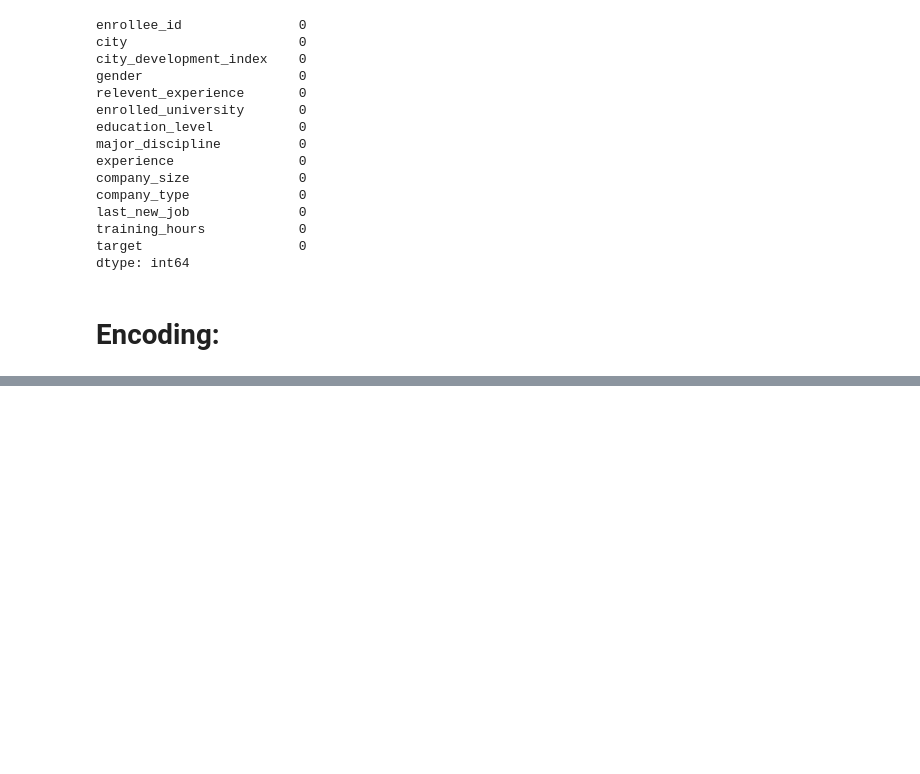
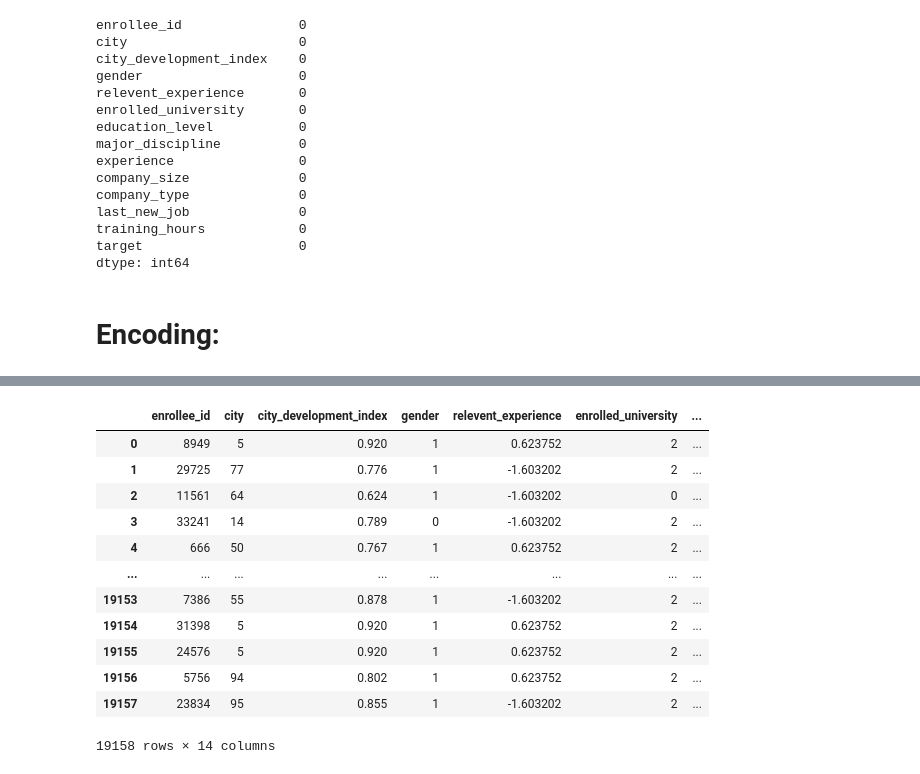
Before and after one commit to Co2Lo/Connor_CSCI_1070, a Jupyter notebook: Final/final_preprocessing.ipynb, the cells around one changed output, grey strips where cells are left out. Cells and saved outputs as stored; diff of their text form; code cells hidden in the pictures; blank space fills up the shorter version.

```diff
--- a/Final/final_preprocessing.ipynb
+++ b/Final/final_preprocessing.ipynb
@@ -255,0 +343,28 @@ training_hours = (already done NOT normalized)
+# %%
+from sklearn.preprocessing import StandardScaler
+
+def standardize_columns(df: pd.DataFrame, columns: list) -> pd.DataFrame:
+    """
+    Standardizes specified columns of a given DataFrame with StandardScaler.
+    """
+    scaler = StandardScaler()
+    df[columns] = scaler.fit_transform(df[columns])
+    return df
+
+standardization_cols = ['relevent_experience', 'education_level', 'experience', 'company_size', 'last_new_job', 'training_hours']
+job_change_df_standardized = standardize_columns(job_change_df_encoded, standardization_cols)
+job_change_df_standardized
+# %% [output]
+|  | enrollee_id | city | city_development_index | gender | relevent_experience | enrolled_university | ... |
+| 0 | 8949 | 5 | 0.920 | 1 | 0.623752 | 2 | ... |
+| 1 | 29725 | 77 | 0.776 | 1 | -1.603202 | 2 | ... |
+| 2 | 11561 | 64 | 0.624 | 1 | -1.603202 | 0 | ... |
+| 3 | 33241 | 14 | 0.789 | 0 | -1.603202 | 2 | ... |
+| 4 | 666 | 50 | 0.767 | 1 | 0.623752 | 2 | ... |
+| ... | ... | ... | ... | ... | ... | ... | ... |
+| 19153 | 7386 | 55 | 0.878 | 1 | -1.603202 | 2 | ... |
+| 19154 | 31398 | 5 | 0.920 | 1 | 0.623752 | 2 | ... |
+| 19155 | 24576 | 5 | 0.920 | 1 | 0.623752 | 2 | ... |
+| 19156 | 5756 | 94 | 0.802 | 1 | 0.623752 | 2 | ... |
+| 19157 | 23834 | 95 | 0.855 | 1 | -1.603202 | 2 | ... |
+19158 rows × 14 columns
```
Also changed, not shown: parts of 43 cells of this notebook.
